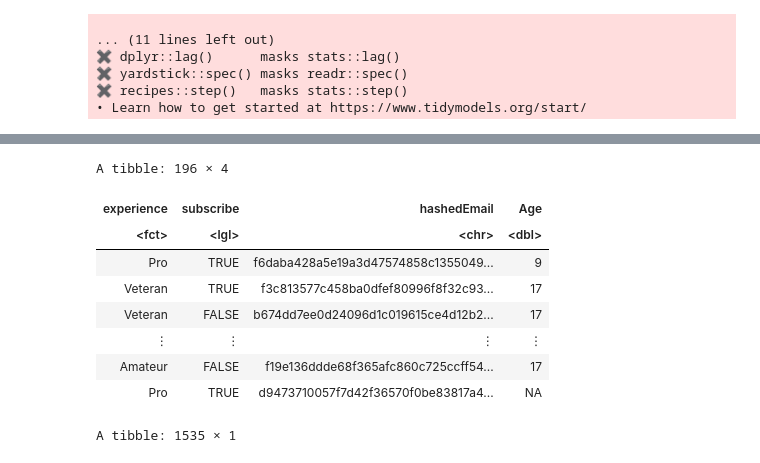
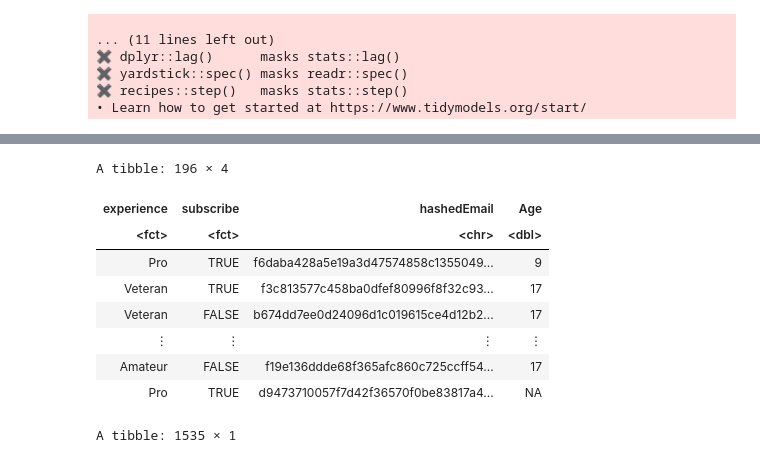
Before and after one commit to karunaj28/DSCI100-Group-Project, a Jupyter notebook: group-final.ipynb, the cells around one changed output, grey strips where cells are left out. Cells and saved outputs as stored; diff of their text form; code cells hidden in the pictures.

```diff
--- a/group-final.ipynb
+++ b/group-final.ipynb
@@ -71,15 +71,17 @@ A tibble: 6 × 5
 # %%
 # selected only the required columns from the players dataset
 # converted experience into a numerical variable
+# converted subscribe into a numerical variable
 
 players_2 <- players |>
     select(experience, subscribe, hashedEmail, Age) |>
-    mutate(experience = as.factor(players$experience))
+    mutate(experience = as.factor(players$experience)) |>
+    mutate(subscribe = as.factor(players$subscribe))
 players_2
 # %% [output]
 A tibble: 196 × 4
 | experience | subscribe | hashedEmail | Age |
-| <fct> | <lgl> | <chr> | <dbl> |
+| <fct> | <fct> | <chr> | <dbl> |
 | Pro | TRUE | f6daba428a5e19a3d47574858c1355049... | 9 |
 | Veteran | TRUE | f3c813577c458ba0dfef80996f8f32c93... | 17 |
 | Veteran | FALSE | b674dd7ee0d24096d1c019615ce4d12b2... | 17 |
```
Also changed, not shown: parts of 4 cells of this notebook.
